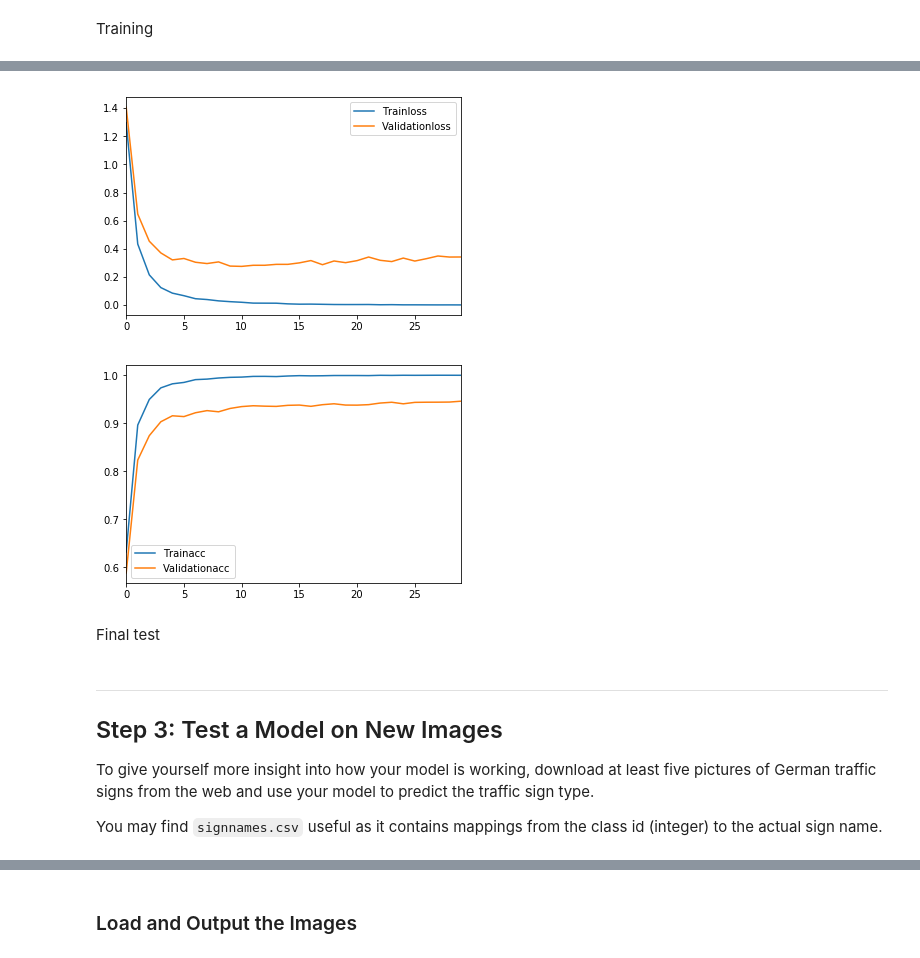
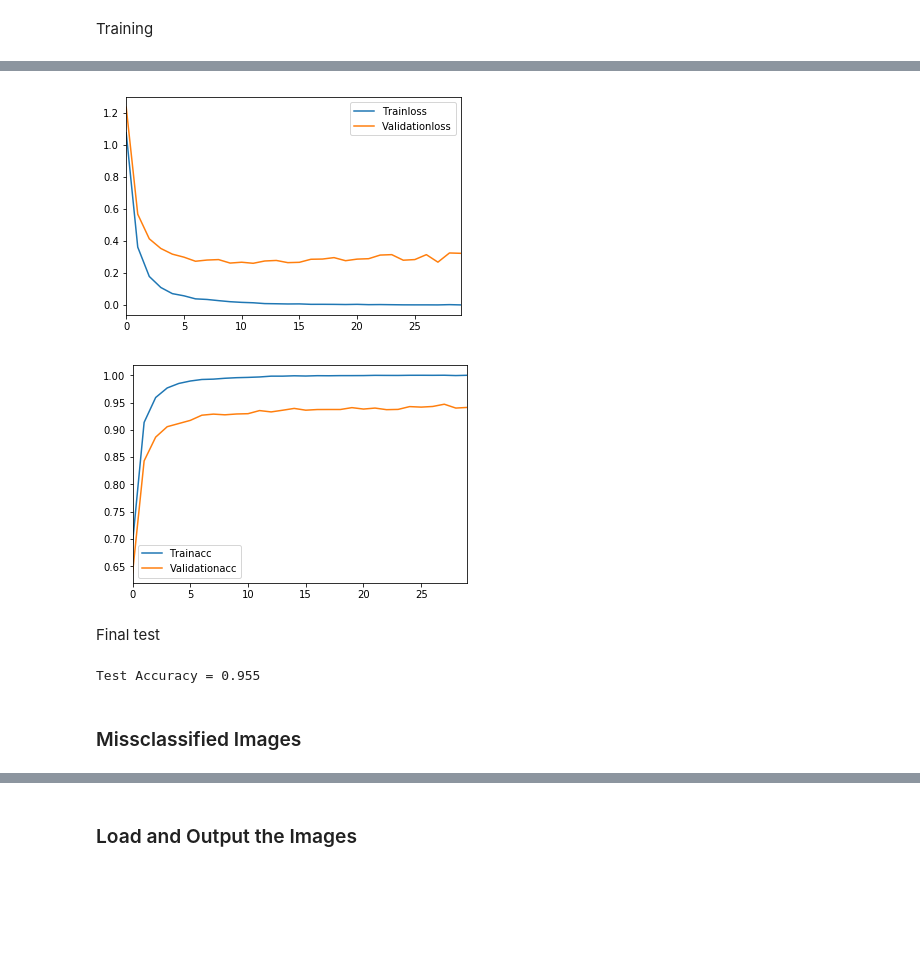
Before and after one commit to FabianHertwig/CarND-Traffic-Sign-Classifier-Project, a Jupyter notebook: Traffic_Sign_Classifier.ipynb, the cells around one changed output, grey strips where cells are left out. Saved outputs shown, nothing was run; the diff lists cells and outputs as text; code cells hidden in the pictures; blank space fills up the shorter version.

Commit message:
good enough model

```diff
--- a/Traffic_Sign_Classifier.ipynb
+++ b/Traffic_Sign_Classifier.ipynb
@@ -222,3 +202,7 @@ Convert to floats with a maximum range from 0.0 to 1.0
 # %%
 def to_float_image(images):
+    """
+    Converts images in the range 0 - 255 to the range 0.0 - 1.0.
+    This can still be plotted with matplotlib.
+    """
     return images.astype(np.float32) / 255.0
@@ -267,0 +271,6 @@ X_test_input = float_image_to_deep_learning_input(X_test_pp)
+# %%
+%%time
+AUGMENTATION_RUNS = 5
+X_train_augmented =  np.zeros((AUGMENTATION_RUNS,) + X_train.shape)
+for i in range(AUGMENTATION_RUNS):
+    X_train_augmented[i] = image_augmentation_pipeline(X_train)
@@ -268,2 +298,7 @@ X_test_input = float_image_to_deep_learning_input(X_test_pp)
+# %%
+X_train_prepared = prepare_images_for_deep_learning(X_train)
+X_train_augmented_prepared = prepare_images_for_deep_learning(X_train_augmented)
+X_test_prepared = prepare_images_for_deep_learning(X_test)
+X_valid_prepared = prepare_images_for_deep_learning(X_valid)
 # %% [markdown]
 ### Model Architecture
@@ -350,12 +376,12 @@ keep_prob = tf.placeholder(tf.float32)
 # %% [markdown]
 Training Pipeline
 # %%
-rate = 0.00020
+rate = 0.001
 
 logits = LeNet(x)
 cross_entropy = tf.nn.softmax_cross_entropy_with_logits(labels=one_hot_y, logits=logits)
 loss_operation = tf.reduce_mean(cross_entropy)
-optimizer = tf.train.AdamOptimizer()
+optimizer = tf.train.AdamOptimizer(learning_rate=rate)
 training_operation = optimizer.minimize(loss_operation)
 # %% [markdown]
 Evaluation
@@ -387,9 +413,10 @@ EPOCHS = 30
 BATCH_SIZE = 512
 dropout = 0.5
 
+
 with tf.Session() as sess:
     sess.run(tf.global_variables_initializer())
-    num_examples = len(X_train_input)
+    num_examples = len(X_train_prepared)
 
     train_losses = []
     validation_losses = []
@@ -400,14 +427,31 @@ with tf.Session() as sess:
     print("Training...")
     print()
     for i in range(EPOCHS):
-        X_train_input, y_train = shuffle(X_train_input, y_train)
+        # Shuffle normal images.
+        X_train_shuffled, y_train_shuffled = shuffle(X_train_prepared, y_train)
+
+        # Shuffle augmentated images.
+        for k in range(AUGMENTATION_RUNS):
+            X_train_augmented_shuffled = np.zeros(X_train_augmented_prepared.shape)
+            y_train_augmented_shuffled = np.zeros((AUGMENTATION_RUNS,) + y_train.shape)
+            X_train_augmented_shuffled[k], y_train_augmented_shuffled[k] = shuffle(X_train_augmented_prepared[k], y_train)
+
+        # Do Batch runs.
         for offset in range(0, num_examples, BATCH_SIZE):
             end = offset + BATCH_SIZE
-            batch_x, batch_y = X_train_input[offset:end], y_train[offset:end]
+            batch_x, batch_y = X_train_shuffled[offset:end], y_train_shuffled[offset:end]
+
+            # do a normal run.
             sess.run(training_operation, feed_dict={x: batch_x, y: batch_y, keep_prob: dropout})
 
-        train_accuracy, train_loss = evaluate(X_train_input, y_train)
-        validation_accuracy, validation_loss = evaluate(X_valid_input, y_valid)
+            # do runs with augmentated images.
+            for augmentation_run in range(AUGMENTATION_RUNS):
+                augmented_batch_x, augmented_batch_y = X_train_augmented_shuffled[augmentation_run][offset:end], y_train_augmented_shuffled[augmentation_run][offset:end]
+                sess.run(training_operation, feed_dict={x: augmented_batch_x, y: augmented_batch_y, keep_prob: dropout})
+
+        # Calculate and print losses and accuracies.
+        train_accuracy, train_loss = evaluate(X_train_prepared, y_train)
+        validation_accuracy, validation_loss = evaluate(X_valid_prepared, y_valid)
 
         train_losses.append(train_loss)
         validation_losses.append(validation_loss)
@@ -446,18 +490,14 @@ Wall time: 3min 25s
-[figure, old version]
+[figure, new version]
-[figure, old version]
+[figure, new version]
 # %% [markdown]
 Final test
 # %%
 with tf.Session() as sess:
     saver.restore(sess, tf.train.latest_checkpoint('.'))
 
-    test_accuracy = evaluate(X_test_input, y_test)
+    test_accuracy, test_loss = evaluate(X_test_prepared, y_test)
     print("Test Accuracy = {:.3f}".format(test_accuracy))
+# %% [output]
+Test Accuracy = 0.955
-# %% [markdown]
----
-
-## Step 3: Test a Model on New Images
-
-To give yourself more insight into how your model is working, download at least five pictures of German traffic signs from the web and use your model to predict the traffic sign type.
-
-You may find `signnames.csv` useful as it contains mappings from the class id (integer) to the actual sign name.
+# %% [markdown]
+### Missclassified Images
```
Also changed, not shown: parts of 56 cells of this notebook.
